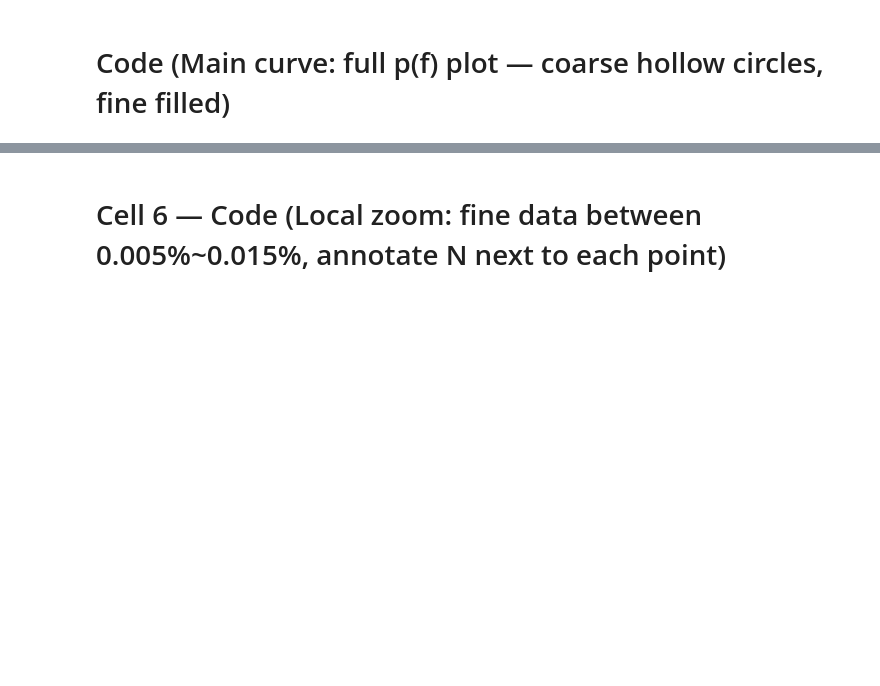
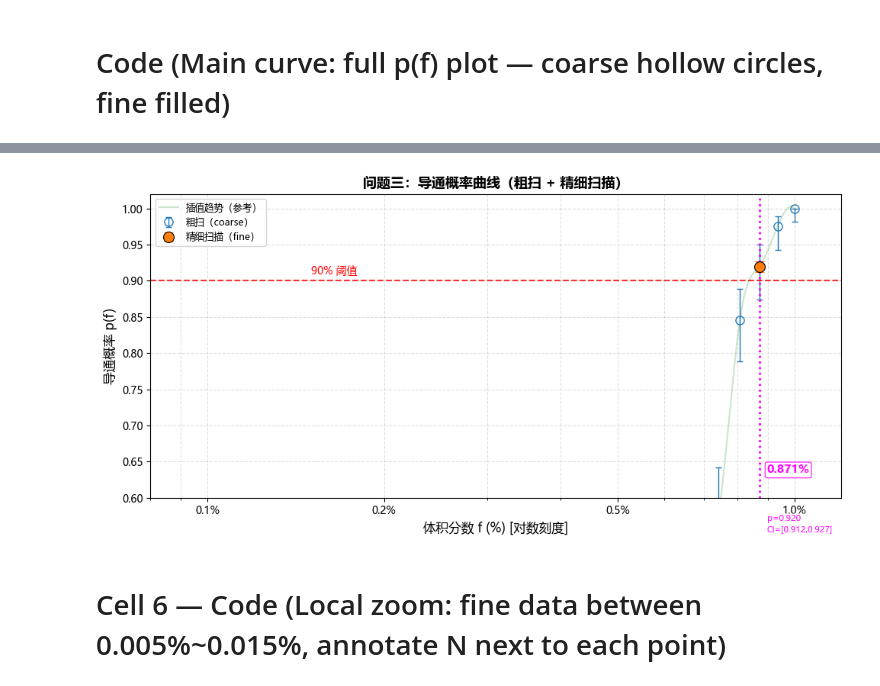
Before and after one commit to xiaoDu666-cell/2026_HuaShuCup_Problem_A, a Jupyter notebook: notebooks/03_问题三结果分析与可视化.ipynb, the cells around one changed output, grey strips where cells are left out. Drawn from its saved outputs; the diff is of its cells as text; code cells hidden in the pictures; blank space fills up the shorter version.

```diff
--- a/notebooks/03_问题三结果分析与可视化.ipynb
+++ b/notebooks/03_问题三结果分析与可视化.ipynb
@@ -229,0 +194,91 @@ Saved: f:\数模专用\2026_HuaShuCup_Problem_A\results\figures\p_vs_f_problem3.
+# %%
+# 图1：主图（直接从 df_final 读取最终结果，无硬编码）
+# 确保 df_coarse 和 df_final 已在前面 cell 中定义
+if df_final.empty:
+    raise FileNotFoundError("df_final 为空，请先运行读取 find_min_f_auto_final.csv 的 cell")
+
+final_f = df_final['f'].iloc[0]
+final_p_hat = df_final['p_hat'].iloc[0]
+final_ci_low = df_final['ci_low'].iloc[0]
+final_ci_high = df_final['ci_high'].iloc[0]
+final_f_pct = final_f * 100.0
+
+df_fine_plot = df_final.copy()
+df_coarse_plot = df_coarse if not df_coarse.empty else pd.DataFrame(columns=['f','p_hat','ci_low','ci_high'])
+
+fig, ax = plt.subplots(figsize=(10, 5))
+
+# 插值趋势线
+df_comb = pd.concat([df_coarse_plot, df_fine_plot], ignore_index=True).drop_duplicates(subset=['f']).sort_values('f')
+
+if len(df_comb) >= 4:
+    xs = df_comb['f'].values
+    ys = df_comb['p_hat'].values
+    try:
+        from scipy.interpolate import make_interp_spline
+        x_lin = np.linspace(xs.min(), xs.max(), 300)
+        spline = make_interp_spline(xs, ys, k=3)
+        y_smooth = spline(x_lin)
+        ax.plot(x_lin * 100.0, y_smooth, color='C2', alpha=0.25, linewidth=1.5, label='插值趋势（参考）')
+    except Exception:
+        pass
+
+# 粗扫：空心圆
+if not df_coarse_plot.empty:
+    x_c = df_coarse_plot['f'].values * 100.0
+    y_c = df_coarse_plot['p_hat'].values
+    yerr_low = y_c - df_coarse_plot['ci_low'].values
+    yerr_high = df_coarse_plot['ci_high'].values - y_c
+    ax.errorbar(x_c, y_c, yerr=[yerr_low, yerr_high],
+                fmt='o', markersize=8, markerfacecolor='none',
+                markeredgecolor='C0', ecolor='C0', capsize=3, linewidth=1, label='粗扫（coarse）')
+
+# 精细扫描最终点：实心圆（高亮）
+x_f = df_fine_plot['f'].values * 100.0
+y_f = df_fine_plot['p_hat'].values
+yerr_low_f = y_f - df_fine_plot['ci_low'].values
+yerr_high_f = df_fine_plot['ci_high'].values - y_f
+ax.errorbar(x_f, y_f, yerr=[yerr_low_f, yerr_high_f],
+            fmt='o', markersize=10, markerfacecolor='C1',
+            markeredgecolor='k', markeredgewidth=0.8,
+            ecolor='C1', capsize=4, linewidth=1.5,
+            label='精细扫描（fine）')
+
+# 90% 阈值线
+ax.axhline(0.9, color='red', linestyle='--', linewidth=1.5, alpha=0.8)
+ax.text(0.15, 0.905, '90% 阈值', color='red', ha='left', va='bottom', fontsize=10)
+
+# 最终答案垂直虚线
+ax.axvline(final_f_pct, color='magenta', linestyle=':', linewidth=2)
+ax.text(final_f_pct * 1.03, 0.63, f"{final_f_pct:.3f}%", color='magenta', va='bottom', ha='left',
+        fontsize=11, fontweight='bold',
+        bbox=dict(boxstyle="round,pad=0.15", fc="white", ec="magenta", alpha=0.8))
+ax.text(final_f_pct * 1.03, 0.55, f"p={final_p_hat:.3f}\nCI=[{final_ci_low:.3f},{final_ci_high:.3f}]",
+        color='magenta', va='bottom', ha='left', fontsize=8,
+        bbox=dict(boxstyle="round,pad=0.1", fc="white", ec="none", alpha=0.6))
+
+# ===== 横轴：对数刻度，标签显示为百分比 =====
+ax.set_xscale('log')
+ax.set_xlim(0.08, 1.2)  # 0.08% ~ 1.2%，覆盖所有数据
+# 根据实际数据范围设置刻度和标签
+xticks_pct = [0.1, 0.2, 0.5, 1.0]  # 百分比值
+ax.set_xticks(xticks_pct)
+ax.set_xticklabels([f'{v:.1f}%' for v in xticks_pct])
+
+# ===== 纵轴 =====
+ax.set_ylim(0.6, 1.02)
+
+ax.set_xlabel('体积分数 f (%) [对数刻度]', fontsize=12)
+ax.set_ylabel('导通概率 p(f)', fontsize=12)
+ax.set_title('问题三：导通概率曲线（粗扫 + 精细扫描）', fontsize=13, fontweight='bold')
+ax.grid(True, linestyle='--', alpha=0.4, which='both')
+#ax.legend(loc='lower right', fontsize=9)
+ax.legend(loc='upper left', fontsize=9)   # 左上角
+
+plt.tight_layout()
+
+out_path = OUT_DIR / 'p_vs_f_problem3.png'
+plt.savefig(out_path, dpi=300, bbox_inches='tight')
+print(f"图片已保存：{out_path}")
+plt.show()
+# %% [output]
@@ -230,3 +286,4 @@ Saved: f:\数模专用\2026_HuaShuCup_Problem_A\results\figures\p_vs_f_problem3.
+[figure, added]
 # %% [markdown]
 # Cell 6 — Code (Local zoom: fine data between 0.005%~0.015%, annotate N next to each point)
 # %%
```
Also changed, not shown: parts of 17 cells of this notebook, 6 other files.
